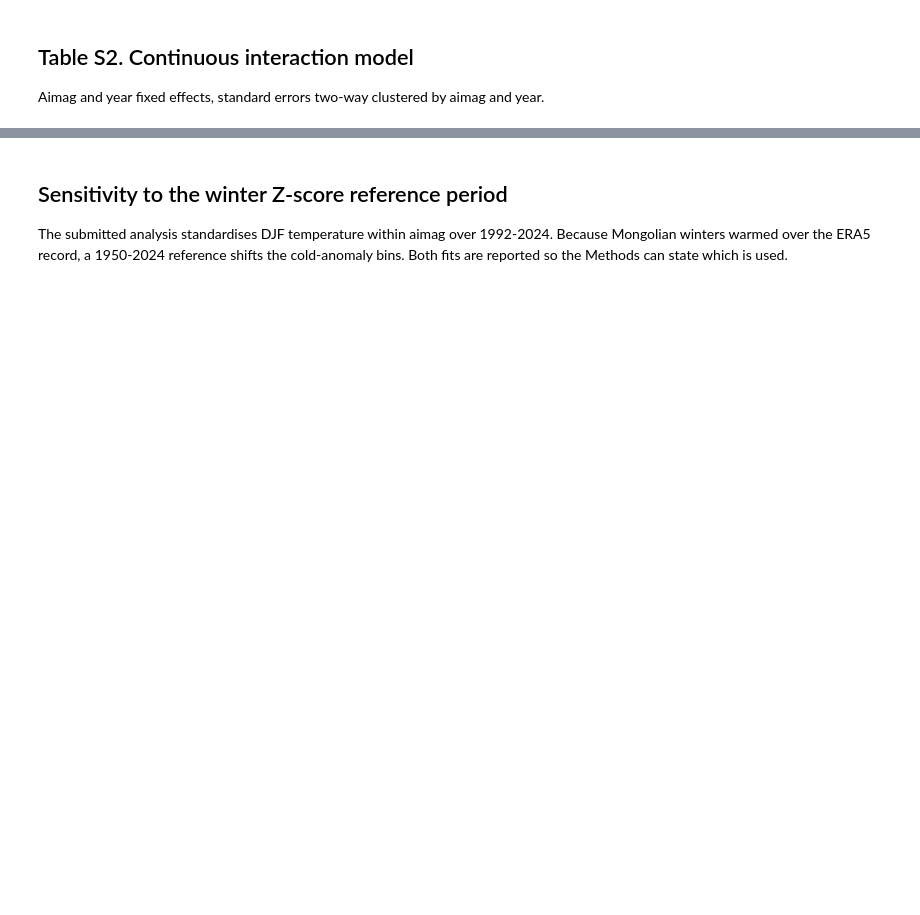
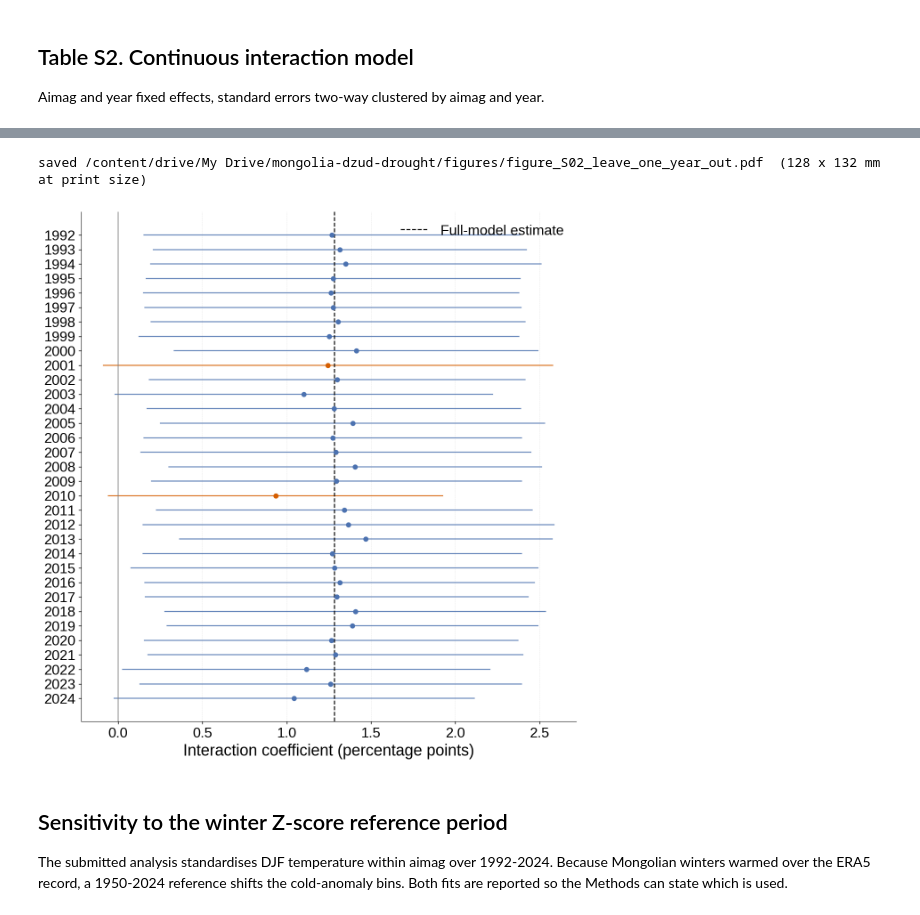
Before and after one commit to nominkhurelchuluun/mongolia-dzud-drought, a Jupyter notebook: notebooks/04_interaction_models.ipynb, the cells around one changed output, grey strips where cells are left out. Drawn from its saved outputs; the diff is of its cells as text; code cells hidden in the pictures; blank space fills up the shorter version.

```diff
--- a/notebooks/04_interaction_models.ipynb
+++ b/notebooks/04_interaction_models.ipynb
@@ -283,34 +377,37 @@ with mpl.rc_context({"font.size": 8 * LOYO_SCALE,
                      "ytick.labelsize": 8 * LOYO_SCALE,
                      "legend.fontsize": 8 * LOYO_SCALE,
                      "pdf.fonttype": 42, "ps.fonttype": 42}):
 
     fig, ax = plt.subplots(
         figsize=(dl.AGU_MAX_WIDTH_IN * 0.75 * LOYO_SCALE, 5.2 * LOYO_SCALE),
         facecolor="white")
 
     highlight_years = {2001, 2010}
     for _, row in leave_one_out.iterrows():
         year = int(row["Omitted year"])
         color = dl.DRY_COLOR if year in highlight_years else "#4C72B0"
         ax.plot([row["CI lower"], row["CI upper"]], [year, year], color=color,
                 linewidth=0.6 * LOYO_SCALE, alpha=0.85)
         ax.scatter(row["Interaction coefficient"], year, color=color,
                    s=6 * LOYO_SCALE ** 2, zorder=3)
 
     ax.axvline(beta3, color="black", linestyle="--", linewidth=0.6 * LOYO_SCALE,
                label="Full-model estimate")
     ax.axvline(0, color="gray", linewidth=0.45 * LOYO_SCALE)
     ax.set_yticks(leave_one_out["Omitted year"])
     ax.invert_yaxis()
     ax.set_xlabel("Interaction coefficient (percentage points)",
                   fontsize=9 * LOYO_SCALE)
     ax.grid(axis="x", linestyle="--", alpha=0.30)
     ax.grid(axis="y", visible=False)
     ax.spines[["top", "right"]].set_visible(False)
     ax.legend(frameon=False, fontsize=8 * LOYO_SCALE)
 
-dl.save_figure(fig, "figure_S01_leave_one_year_out", scale=LOYO_SCALE)
+dl.save_figure(fig, "figure_S02_leave_one_year_out", scale=LOYO_SCALE)
 plt.show()
+# %% [output]
+saved /content/drive/My Drive/mongolia-dzud-drought/figures/figure_S02_leave_one_year_out.pdf  (128 x 132 mm at print size)
+[figure, added]
 # %% [markdown]
 ## Sensitivity to the winter Z-score reference period
 
```
Also changed, not shown: parts of 13 cells of this notebook, 18 other files.
